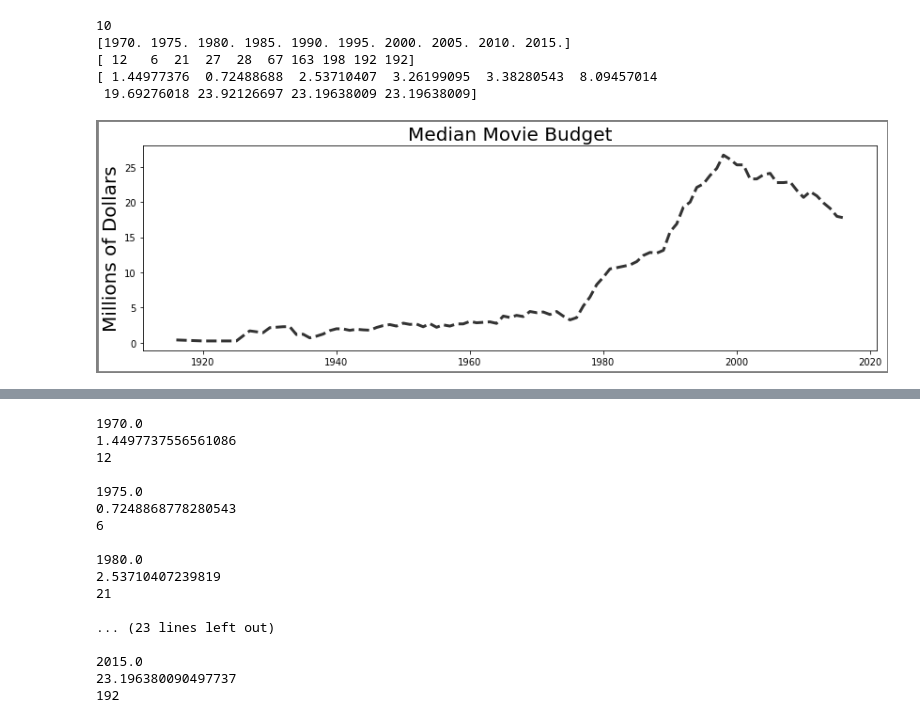
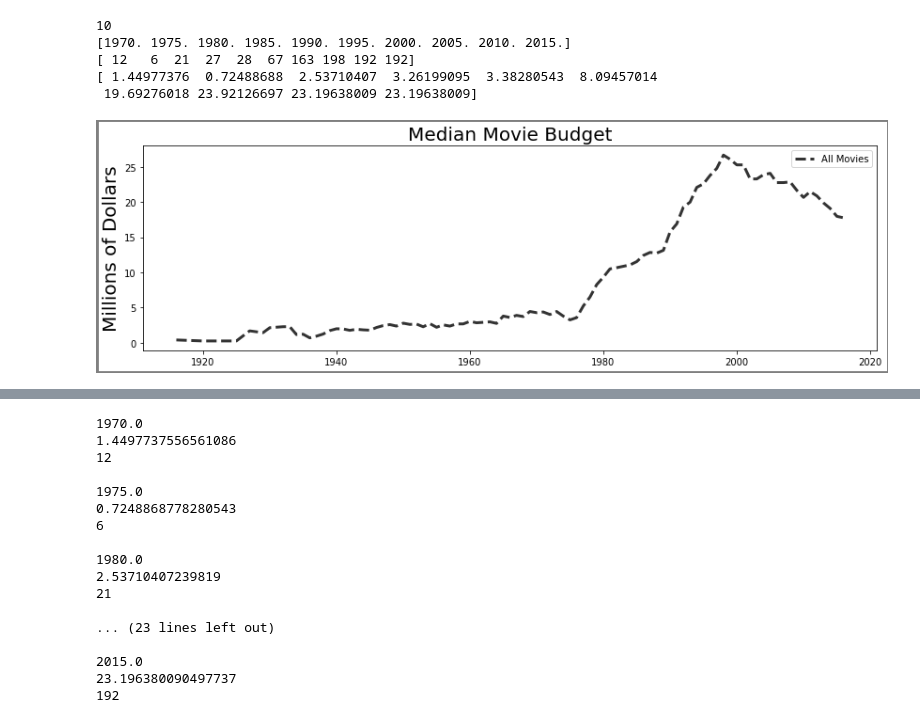
Before and after one commit to son50git/PKT_004_Visualizaiton_PY_MTL, a Jupyter notebook: PKT_004_Rework_02.ipynb, the cells around one changed output, grey strips where cells are left out. Cells and saved outputs as stored; diff of their text form; code cells hidden in the pictures.

```diff
--- a/PKT_004_Rework_02.ipynb
+++ b/PKT_004_Rework_02.ipynb
@@ -227,9 +210,11 @@ print(ct_norm_5)
 [ 12   6  21  27  28  67 163 198 192 192]
 [ 1.44977376  0.72488688  2.53710407  3.26199095  3.38280543  8.09457014
  19.69276018 23.92126697 23.19638009 23.19638009]
-# %%
-fig
-# %% [output]
-[figure, removed]
+# %%
+# ax.plot(years, budget, linestyle='--', linewidth=3, color='.2', label='All Movies')
+ax.legend()
+fig
+# %% [output]
+[figure, added]
 # %%
 # Axes.bar(self, x, height, width=0.8, bottom=None, *, align='center', data=None, **kwargs)[source]
```
Also changed, not shown: parts of 8 cells of this notebook.
